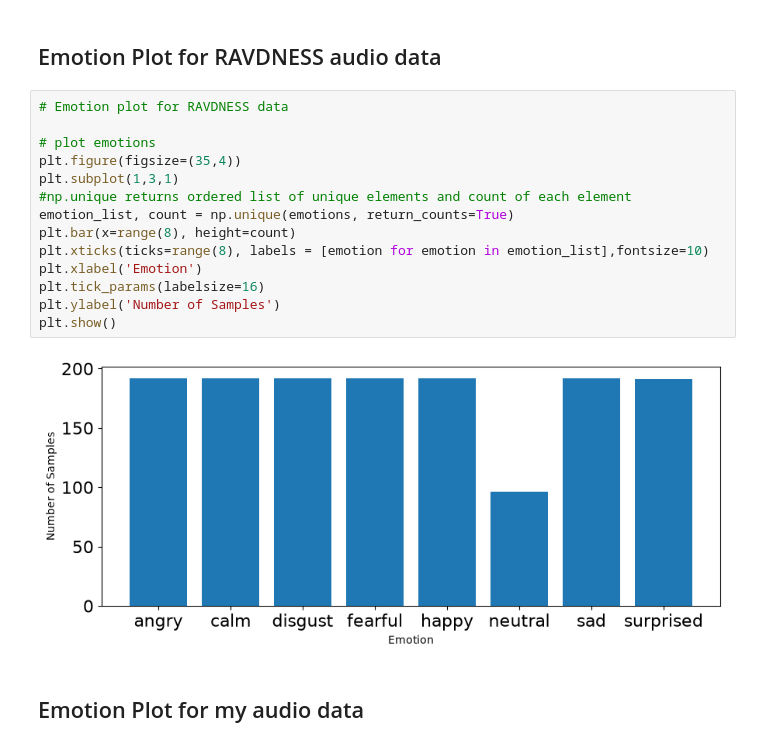
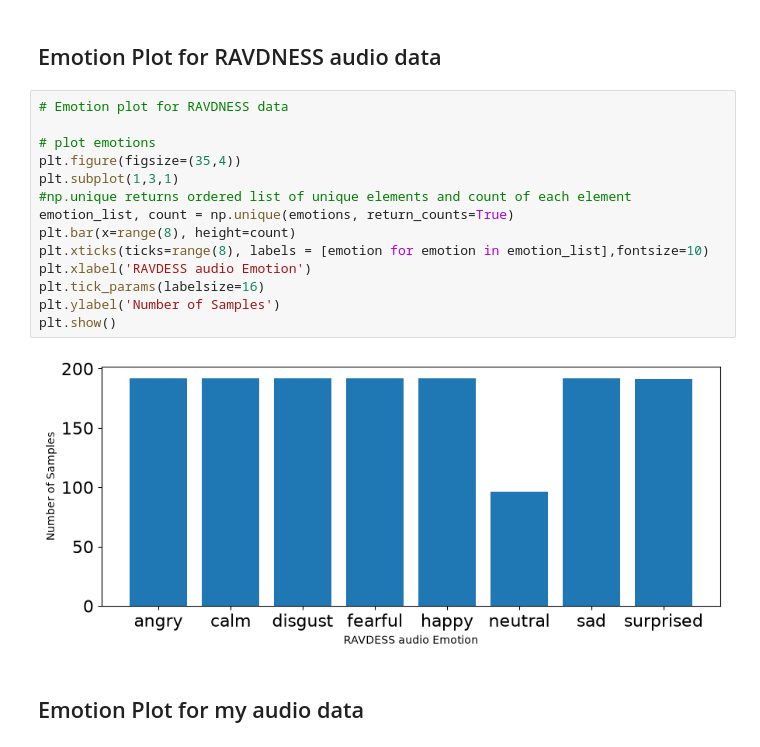
Before and after one commit to jihyebook-star/Week2-DataPreprocessing, a Jupyter notebook: Week 2.ipynb, the cells around one changed output. Saved outputs shown, nothing was run; the diff lists cells and outputs as text.

```diff
--- a/Week 2.ipynb
+++ b/Week 2.ipynb
@@ -729,19 +729,19 @@ Let's now see the class balance of our dataset, it is important to have a balanc
 # %%
 # Emotion plot for RAVDNESS data
 
 # plot emotions
 plt.figure(figsize=(35,4))
 plt.subplot(1,3,1)
 #np.unique returns ordered list of unique elements and count of each element
 emotion_list, count = np.unique(emotions, return_counts=True)
 plt.bar(x=range(8), height=count)
 plt.xticks(ticks=range(8), labels = [emotion for emotion in emotion_list],fontsize=10)
-plt.xlabel('Emotion')
+plt.xlabel('RAVDESS audio Emotion')
 plt.tick_params(labelsize=16)
 plt.ylabel('Number of Samples')
 plt.show()
 # %% [output]
-[figure, old version]
+[figure, new version]
 # %% [markdown]
 ## Emotion Plot for my audio data
 # %%
```
